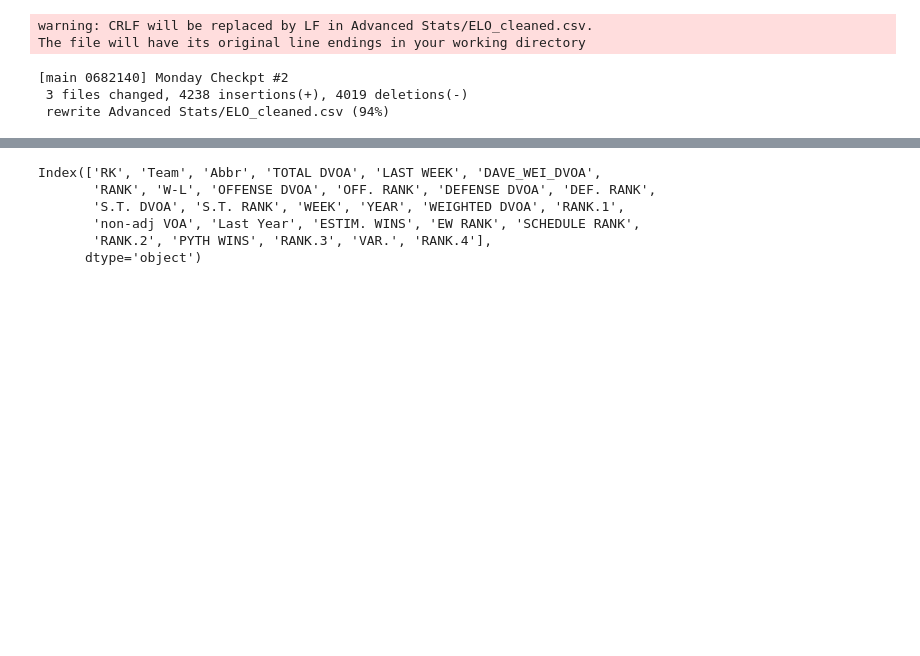
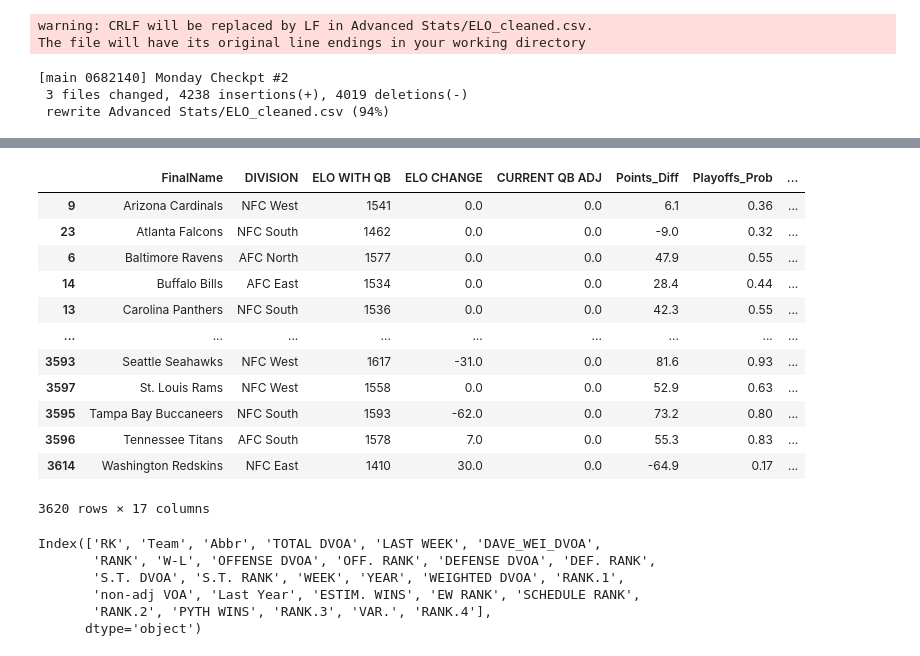
Before and after one commit to adithyav09/NFL-Big-Data-Bowl-2021.github.io, a Jupyter notebook: Untitled.ipynb, the cells around one changed output, grey strips where cells are left out. Drawn from its saved outputs; the diff is of its cells as text; code cells hidden in the pictures; blank space fills up the shorter version.

```diff
--- a/Untitled.ipynb
+++ b/Untitled.ipynb
@@ -1029 +1072,17 @@ memory usage: 669.1+ KB
+# %%
+elo2
+# %% [output]
+|  | FinalName | DIVISION | ELO WITH QB | ELO CHANGE | CURRENT QB ADJ | Points_Diff | Playoffs_Prob | ... |
+| 9 | Arizona Cardinals | NFC West | 1541 | 0.0 | 0.0 | 6.1 | 0.36 | ... |
+| 23 | Atlanta Falcons | NFC South | 1462 | 0.0 | 0.0 | -9.0 | 0.32 | ... |
+| 6 | Baltimore Ravens | AFC North | 1577 | 0.0 | 0.0 | 47.9 | 0.55 | ... |
+| 14 | Buffalo Bills | AFC East | 1534 | 0.0 | 0.0 | 28.4 | 0.44 | ... |
+| 13 | Carolina Panthers | NFC South | 1536 | 0.0 | 0.0 | 42.3 | 0.55 | ... |
+| ... | ... | ... | ... | ... | ... | ... | ... | ... |
+| 3593 | Seattle Seahawks | NFC West | 1617 | -31.0 | 0.0 | 81.6 | 0.93 | ... |
+| 3597 | St. Louis Rams | NFC West | 1558 | 0.0 | 0.0 | 52.9 | 0.63 | ... |
+| 3595 | Tampa Bay Buccaneers | NFC South | 1593 | -62.0 | 0.0 | 73.2 | 0.80 | ... |
+| 3596 | Tennessee Titans | AFC South | 1578 | 7.0 | 0.0 | 55.3 | 0.83 | ... |
+| 3614 | Washington Redskins | NFC East | 1410 | 30.0 | 0.0 | -64.9 | 0.17 | ... |
+3620 rows × 17 columns
 # %%
```
Also changed, not shown: parts of 105 cells of this notebook, 2 other files.
